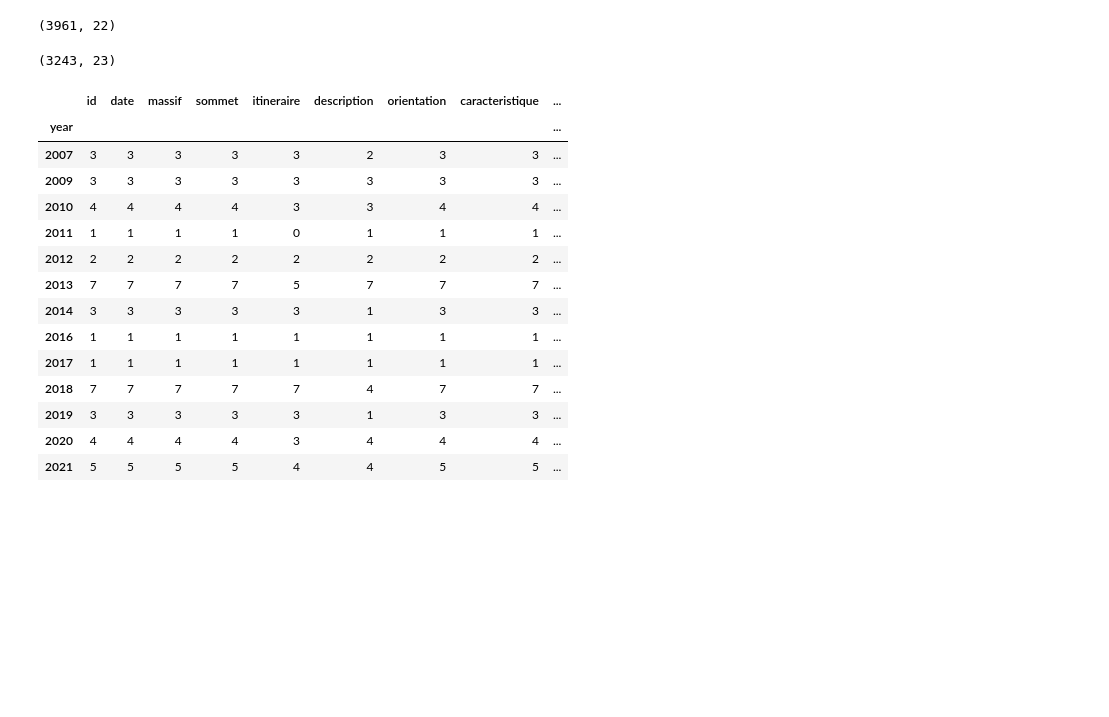
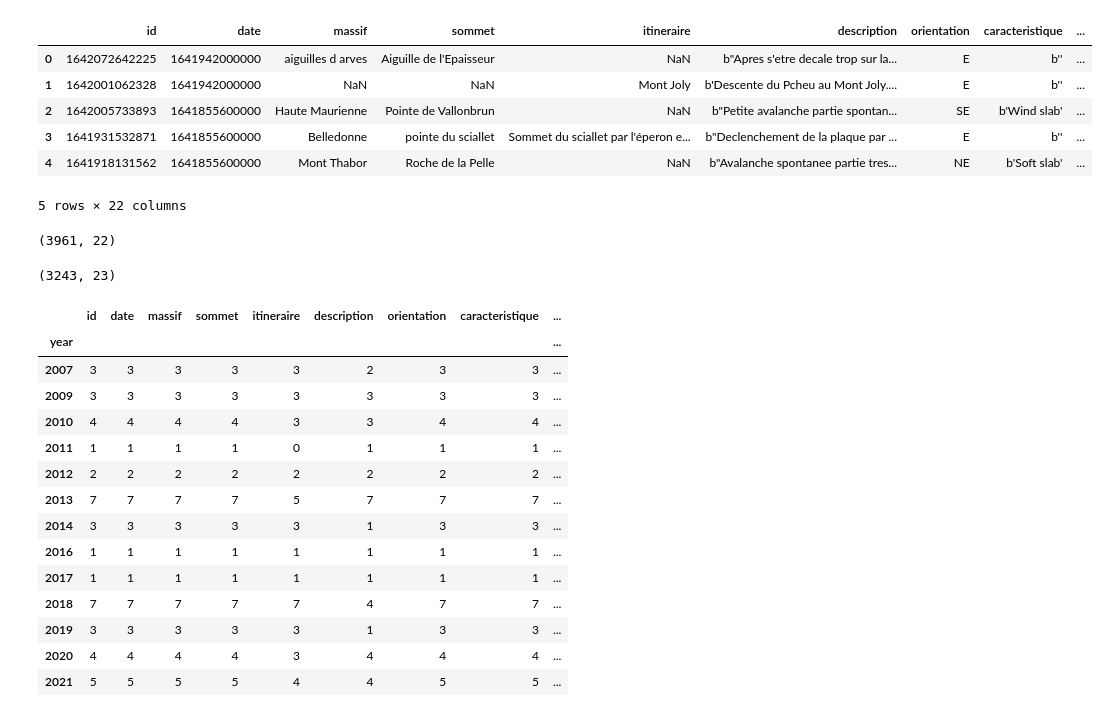
Before and after one commit to janslowik/huhuha, a Jupyter notebook: notebooks/massif_analysis_v1 copy.ipynb, the cells around one changed output. Drawn from its saved outputs; the diff is of its cells as text; code cells hidden in the pictures; blank space fills up the shorter version.

```diff
--- a/notebooks/massif_analysis_v1 copy.ipynb
+++ b/notebooks/massif_analysis_v1 copy.ipynb
@@ -29,6 +29,16 @@ sns.set_theme(style='whitegrid')
 # wczytuje dane o lawinach
 avalnache_data_path =  RAW_DATA_DIR / 'data-avalanche.csv'
 df = pd.read_csv(avalnache_data_path)
+# %%
+df.head()
+# %% [output]
+|  | id | date | massif | sommet | itineraire | description | orientation | caracteristique | ... |
+| 0 | 1642072642225 | 1641942000000 | aiguilles d arves | Aiguille de l'Epaisseur | NaN | b"Apres s'etre decale trop sur la... | E | b'' | ... |
+| 1 | 1642001062328 | 1641942000000 | NaN | NaN | Mont Joly | b'Descente du Pcheu au Mont Joly.... | E | b'' | ... |
+| 2 | 1642005733893 | 1641855600000 | Haute Maurienne | Pointe de Vallonbrun | NaN | b"Petite avalanche partie spontan... | SE | b'Wind slab' | ... |
+| 3 | 1641931532871 | 1641855600000 | Belledonne | pointe du sciallet | Sommet du sciallet par l'éperon e... | b"Declenchement de la plaque par ... | E | b'' | ... |
+| 4 | 1641918131562 | 1641855600000 | Mont Thabor | Roche de la Pelle | NaN | b"Avalanche spontanee partie tres... | NE | b'Soft slab' | ... |
+5 rows × 22 columns
 # %%
 # ile mamy
 df.shape
```
Also changed, not shown: 1 other file.
